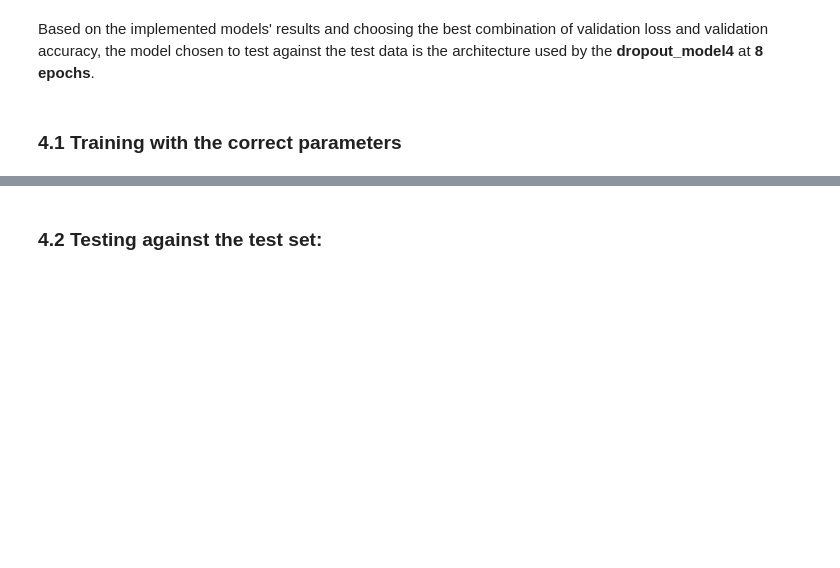
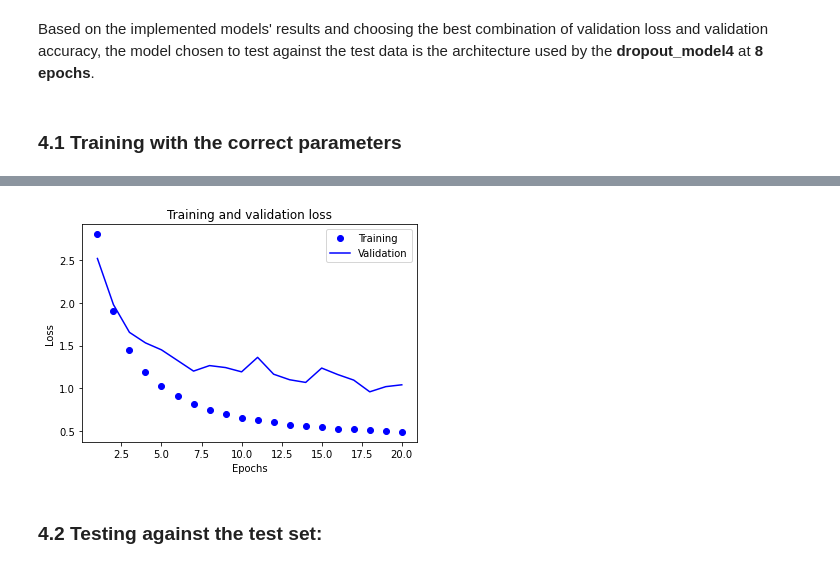
Before and after one commit to MarniKl/deep-learning-asl-dataset, a Jupyter notebook: Final project.ipynb, the cells around one changed output, grey strips where cells are left out. Drawn from its saved outputs; the diff is of its cells as text; code cells hidden in the pictures; blank space fills up the shorter version.

```diff
--- a/Final project.ipynb
+++ b/Final project.ipynb
@@ -645,3 +694,11 @@ Epoch 8/8
+# %%
+plot_epochs(range(1,len(loss) + 1),
+            loss, 'bo','Training',
+            val_loss,'b','Validation',
+            'Training and validation loss',
+            'Epochs','Loss')
+# %% [output]
+[figure, added]
 # %% [markdown]
 ### 4.2 Testing against the test set:
 # %%
```
Also changed, not shown: parts of 13 cells of this notebook.
